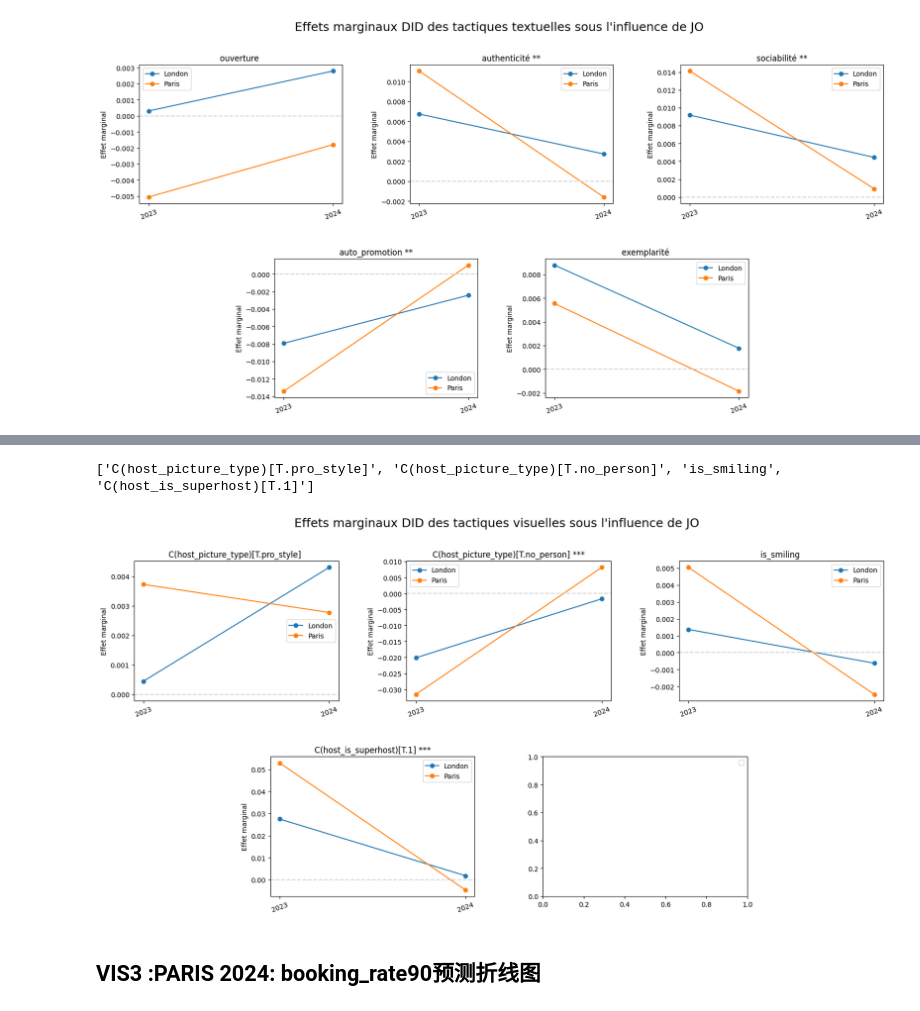
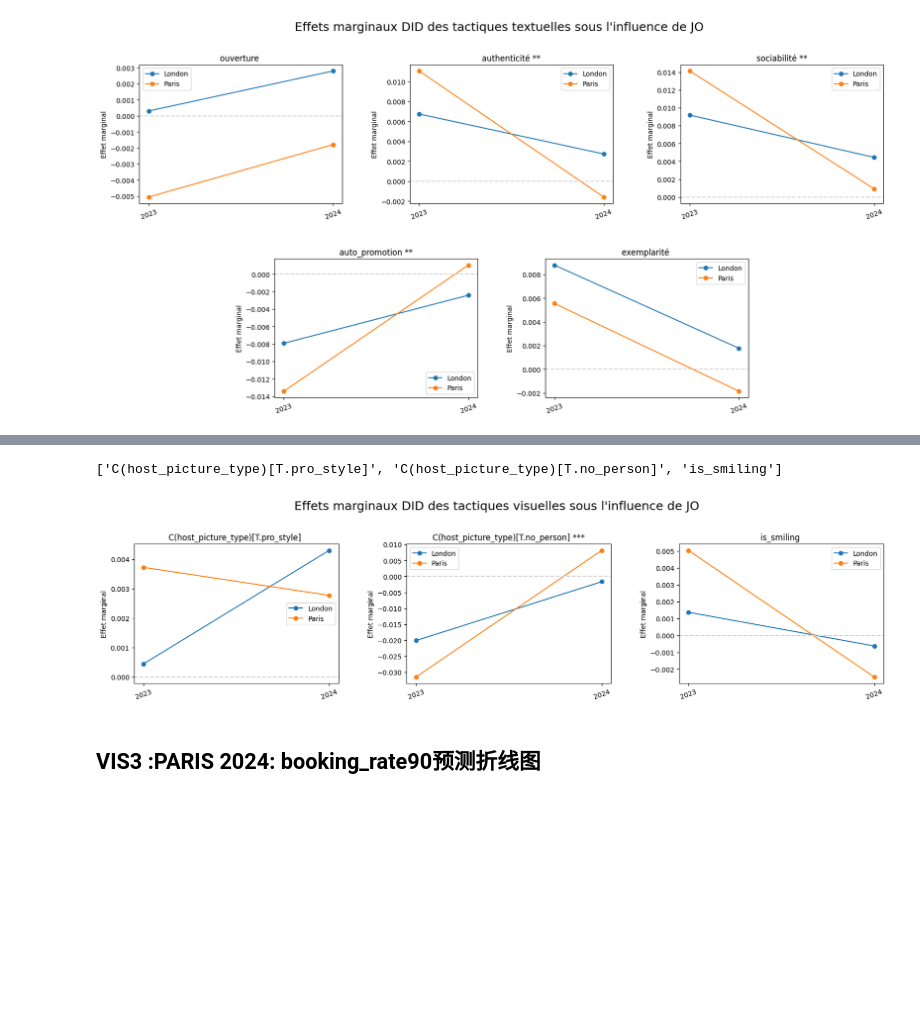
Before and after one commit to yeliu-dh/SelfPresentation_Multimodal_airbnb, a Jupyter notebook: D_stat/test_mod2324.ipynb, the cells around one changed output, grey strips where cells are left out. Saved outputs shown, nothing was run; the diff lists cells and outputs as text; code cells hidden in the pictures; blank space fills up the shorter version.

```diff
--- a/D_stat/test_mod2324.ipynb
+++ b/D_stat/test_mod2324.ipynb
@@ -216,7 +233,8 @@ for var in tactics_vars:
     print(var)
     formula= (f" {var}~ C(host_identity_verified)  + review_scores_rating + has_rating + number_of_reviews_ltm +"
                 "C(host_is_superhost) + years_since_host + professional_host + "
-                "C(lang) + text_length +"
+                # "C(lang) + text_length +"
+                "has_text + lang_en + lang_fr + text_length+"
                 "price  + availability_90 + C(room_type) + C(instant_bookable) + "
                 "in_paris * in_2024"
     )
@@ -325,24 +344,26 @@ import statsmodels.formula.api as smf
 # number_of_reviews_till_Q没有number_of_reviews_ltm好
 # host_response_within_a_day 没有分类变量C(host_response_time) 效果好，反而为负
 
-
+df=df_all.copy()
 formula= ("booking_rate_l90d ~ C(host_identity_verified)  + review_scores_rating + has_rating +"
         "number_of_reviews_ltm + "
         "C(host_is_superhost) +"
         "years_since_host + professional_host + "
         "host_response_rate +  +C(host_response_time)+"
-        "text_length + C(lang) +"
+        # "text_length + C(lang) +"
+        "has_text + lang_en + lang_fr + text_length+"
         "price  + availability_90 + C(room_type) + C(instant_bookable) + "
+
         "ouverture + authenticité + sociabilité + auto_promotion + exemplarité +"
         "C(host_picture_type) +"
         # "pic_no_person + pic_pro_style + pic_life_style +"
         " is_smiling + "
-        # "C(age_class) + C(gender) +"
+        "C(age_class) + C(gender) +"
         "in_paris * in_2024"
 )
 
-model=smf.ols(formula, data=df).fit()
-summary=model.summary()
+model_basic=smf.ols(formula, data=df).fit()
+summary=model_basic.summary()
 print(summary)
 # %% [output]
                             OLS Regression Results
@@ -373,15 +394,16 @@ from utils.modeling import write_formula,build_model
 import statsmodels.api as sm
 import statsmodels.formula.api as smf
 
-
+# "text_length + C(lang) +"
+df=df_all.copy()
 formula= ("booking_rate_l90d ~ C(host_identity_verified)  + review_scores_rating + has_rating +"
         "number_of_reviews_ltm + "
         "years_since_host + professional_host + "
         "host_response_rate + C(host_response_time)+"
-        "text_length + C(lang) +"
+        "has_text + lang_en + lang_fr + text_length+"
         "price  + availability_90 + C(room_type) + C(instant_bookable) + "
-        "(ouverture + authenticité + sociabilité + auto_promotion + exemplarité +C(host_picture_type) + is_smiling + C(host_is_superhost))*in_paris*in_2024"
-        # "C(age_class) + C(gender) "
+        "(ouverture + authenticité + sociabilité + auto_promotion + exemplarité +C(host_picture_type) + is_smiling + C(host_is_superhost))*in_paris*in_2024+"
+        "C(age_class) + C(gender) "
 
 )
 model_interaction=smf.ols(formula, data=df).fit()
@@ -617,7 +638,8 @@ tactics_bio = [
     "ouverture", "authenticité","sociabilité",
     "auto_promotion","exemplarité"
 ]
-tactics_pic=["C(host_picture_type)[T.pro_style]","C(host_picture_type)[T.no_person]","is_smiling", 'C(host_is_superhost)[T.1]']
+tactics_pic=["C(host_picture_type)[T.pro_style]","C(host_picture_type)[T.no_person]","is_smiling"]
+# 'C(host_is_superhost)[T.1]'
 # "C(host_picture_type)[T.no_person]"
 
 
@@ -934,10 +950,10 @@ ax2 = fig.add_subplot(gs[0, 2:4])
 ax3 = fig.add_subplot(gs[0, 4:6])
 axes.extend([ax1, ax2, ax3])
 
-# 第二行两个：让它们居中，分别占中间的两列 (1:3 和 3:5)
-ax4 = fig.add_subplot(gs[1, 1:3])
-ax5 = fig.add_subplot(gs[1, 3:5])
-axes.extend([ax4, ax5])
+# # 第二行两个：让它们居中，分别占中间的两列 (1:3 和 3:5)
+# ax4 = fig.add_subplot(gs[1, 1:3])
+# ax5 = fig.add_subplot(gs[1, 3:5])
+# axes.extend([ax4, ax5])
 
 # 确保 tactics_vars 长度为 5（或小于等于 len(axes)）
 n_to_plot = min(len(tactics_vars), len(axes))
@@ -963,35 +979,35 @@ for i, tactic in enumerate(tactics_vars):
     ax.plot(
         paris["in_2024"],
         paris["coef"],
         marker='o',
         label="Paris"
     )
 
     ax.set_xticks([0,1])
     ax.set_xticklabels(["2023", "2024"], rotation=20)
     ax.set_title(f"{tactic} {did_sig}")
     ax.set_ylabel("Effet marginal")
     ax.axhline(y=0, color='lightgray', linestyle='--')
     ax.legend()
 
 
 fig.suptitle(
         "Effets marginaux DID des tactiques visuelles sous l'influence de JO",
         fontsize=18,
         y=0.98
     )
 # ---------- 调整布局（让第二行居中） ----------
 plt.legend()
 plt.tight_layout()
 plt.show()
 
 ##标注斜率是否显著？？
 ## ouverture, exemplarité的效果没有jo很大影响，和london同趋势发展
 # auth和socio被压制
 # promo上升
 # %% [output]
-['C(host_picture_type)[T.pro_style]', 'C(host_picture_type)[T.no_person]', 'is_smiling', 'C(host_is_superhost)[T.1]']
+['C(host_picture_type)[T.pro_style]', 'C(host_picture_type)[T.no_person]', 'is_smiling']
-[figure, old version]
+[figure, new version]
 # %% [markdown]
 ## VIS3 :PARIS 2024: booking_rate90预测折线图
 # %%
```
Also changed, not shown: parts of 20 cells of this notebook, 7 other files.
